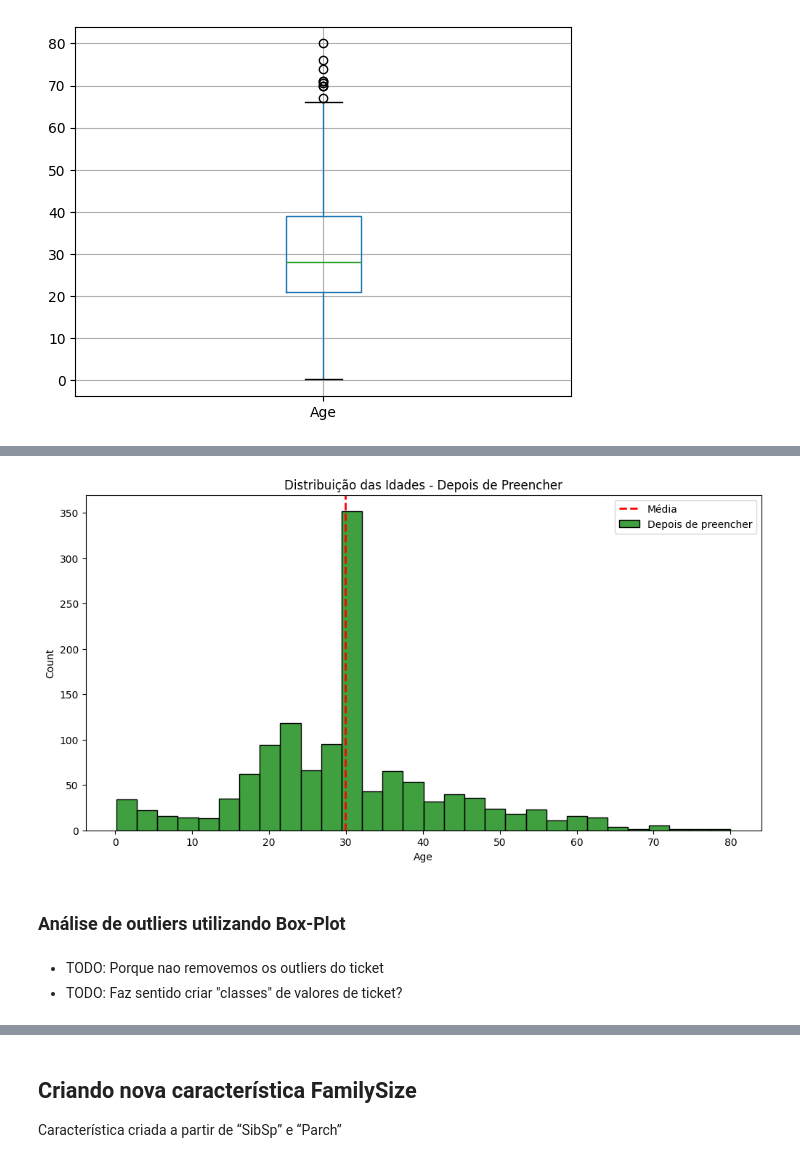
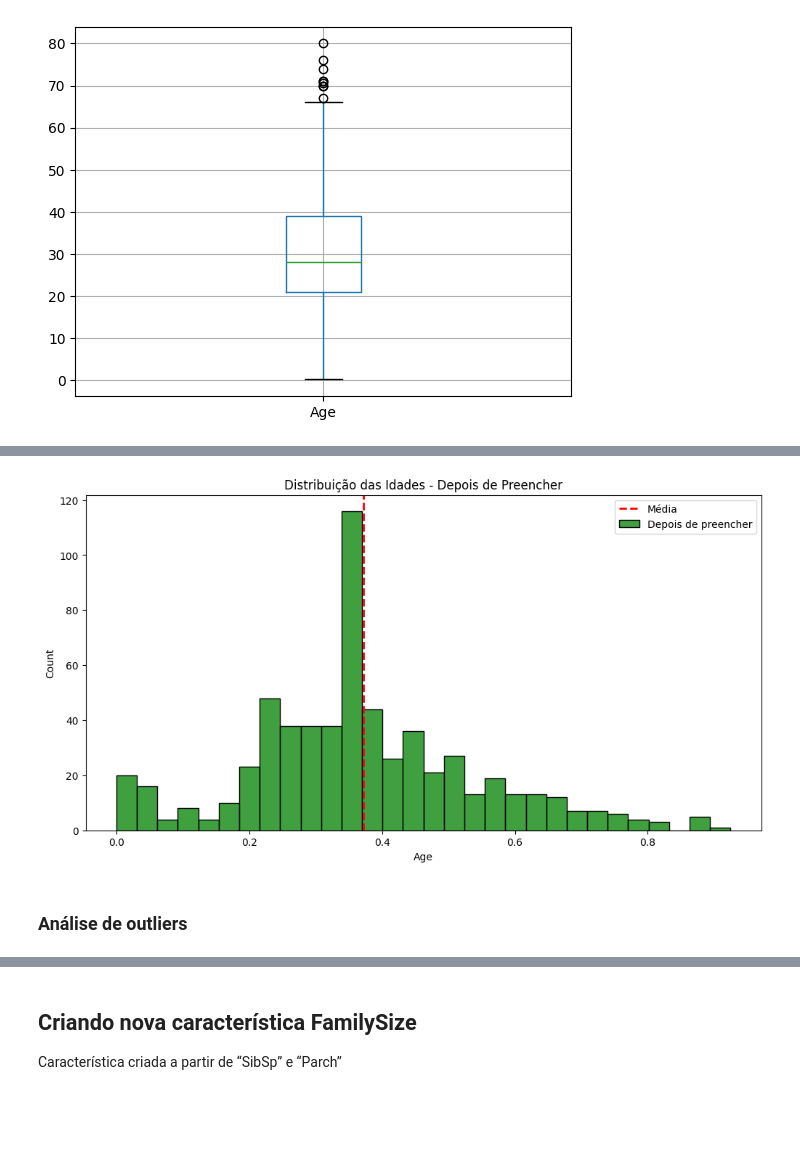
Before and after one commit to lievi/reconhecimento_padroes, a Jupyter notebook: titanic_analysis.ipynb, the cells around one changed output, grey strips where cells are left out. Drawn from its saved outputs; the diff is of its cells as text; code cells hidden in the pictures; blank space fills up the shorter version.

```diff
--- a/titanic_analysis.ipynb
+++ b/titanic_analysis.ipynb
@@ -22,2 +26,0 @@ test_df = pd.read_csv('./input/test.csv')
-# %%
-df = pd.concat([train_df, test_df], axis=0, ignore_index=True)
@@ -26,3 +26,0 @@ df = pd.concat([train_df, test_df], axis=0, ignore_index=True)
-# %%
-# Removing passenger id
-df = df.drop('PassengerId', axis=1)
@@ -43,0 +143,2 @@ Por que remover a classe `Cabin`:
+# %%
+X_train, X_test, y_train, y_test = pre_process(train_df)
@@ -70,10 +172,10 @@ df['Age'] = imputer.fit_transform(df[['Age']])
 # %%
 # Plotar histograma depois de preencher os valores nulos
 plt.figure(figsize=(12, 6))
-sns.histplot(df['Age'], bins=30, kde=False, color='green', label='Depois de preencher')
-plt.axvline(df['Age'].mean(), color='red', linestyle='dashed', linewidth=2, label='Média')
+sns.histplot(X_train['Age'], bins=30, kde=False, color='green', label='Depois de preencher')
+plt.axvline(X_train['Age'].mean(), color='red', linestyle='dashed', linewidth=2, label='Média')
 plt.title('Distribuição das Idades - Depois de Preencher')
 plt.legend()
 plt.show()
 # %% [output]
-[figure, old version]
+[figure, new version]
@@ -93,5 +182,2 @@ df[columns_to_encode] = transformer.fit_transform(df[columns_to_encode])
 # %% [markdown]
-### Análise de outliers utilizando **Box-Plot**
+### Análise de outliers
-# %% [markdown]
-- TODO: Porque nao removemos os outliers do ticket
-- TODO: Faz sentido criar "classes" de valores de ticket?
```
Also changed, not shown: parts of 52 cells of this notebook, 2 other files.
